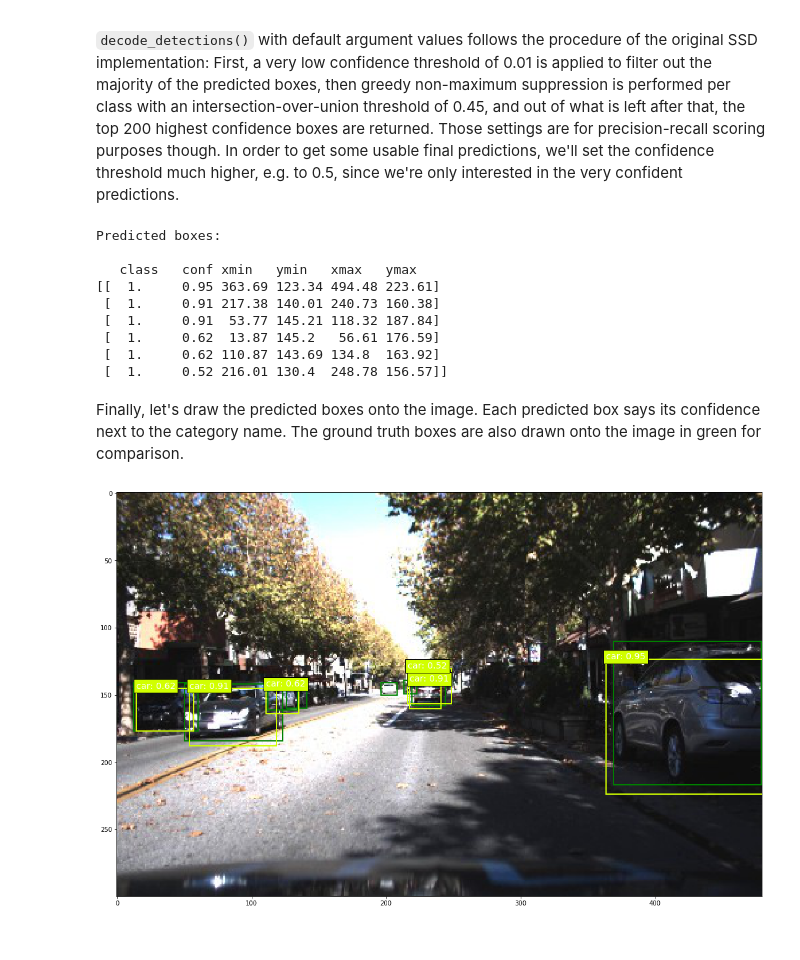
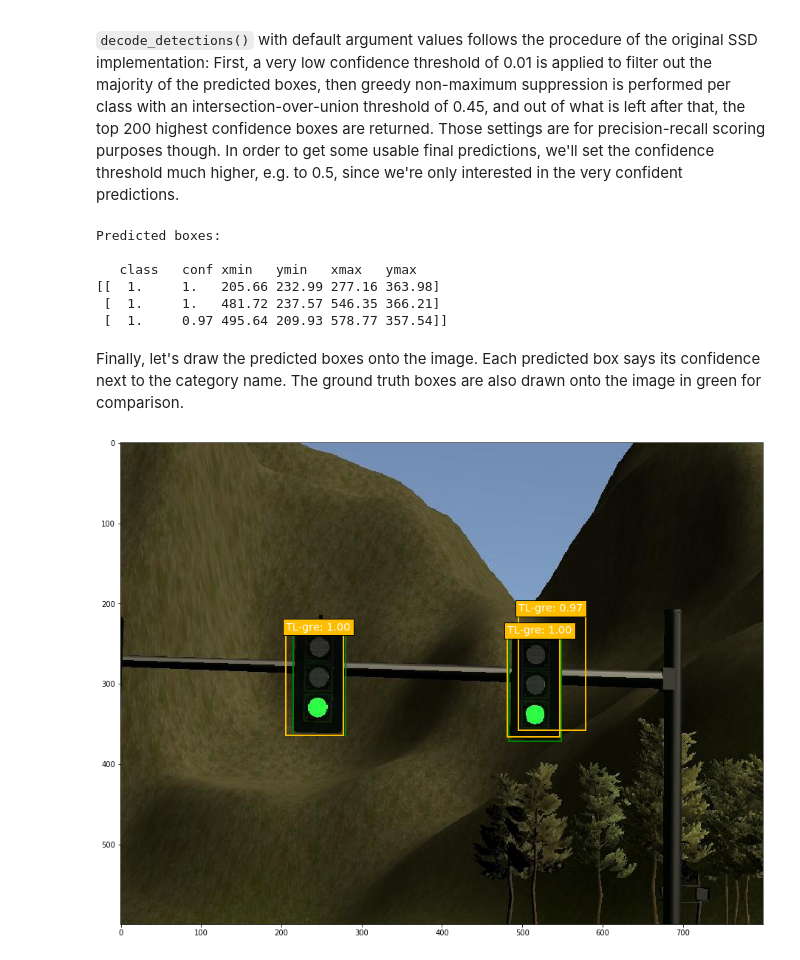
Before and after one commit to chaliburton/CarND-Capstone, a Jupyter notebook: TrainingScript/ssd_keras/ssd7_training.ipynb, the cells around one changed output. Drawn from its saved outputs; the diff is of its cells as text; code cells hidden in the pictures.

```diff
--- a/TrainingScript/ssd_keras/ssd7_training.ipynb
+++ b/TrainingScript/ssd_keras/ssd7_training.ipynb
@@ -153,20 +173,21 @@ The example setup below was used to train SSD7 on two road traffic datasets rele
 # 1: Instantiate two `DataGenerator` objects: One for training, one for validation.
 
 # Optional: If you have enough memory, consider loading the images into memory for the reasons explained above.
-
-train_dataset = DataGenerator(load_images_into_memory=True, hdf5_dataset_path=None)
-val_dataset = DataGenerator(load_images_into_memory=True, hdf5_dataset_path=None)
+hdf5_train_path = 'dataset_{}_train.h5'.format(chosenModel)
+hdf5_val_path   = 'dataset_{}_val.h5'.format(chosenModel)
+train_dataset = DataGenerator(load_images_into_memory=False, hdf5_dataset_path=hdf5_train_path)
+val_dataset = DataGenerator(load_images_into_memory=False, hdf5_dataset_path=hdf5_val_path)
 
 # 2: Parse the image and label lists for the training and validation datasets.
 
 # TODO: Set the paths to your dataset here.
 
 # Images
-images_dir = '../TrainData/udacity_driving_datasets/'
+images_dir = '../TrainData/{}/'.format(chosenModel)
 
 # Ground truth
-train_labels_filename = '../TrainData/udacity_driving_datasets/labels_train.csv'
-val_labels_filename   = '../TrainData/udacity_driving_datasets/labels_val.csv'
+train_labels_filename = '../TrainData/{}/label_sim_training.csv'.format(chosenModel)
+val_labels_filename   = '../TrainData/{}/label_sim_validation.csv'.format(chosenModel)
 
 train_dataset.parse_csv(images_dir=images_dir,
                         labels_filename=train_labels_filename,
@@ -206,7 +228,7 @@ val_dataset.create_hdf5_dataset(file_path='dataset_udacity_traffic_val.h5',
 # %%
 # 3: Set the batch size.
 
-batch_size = 16
+batch_size = 4
 
 # 4: Define the image processing chain.
 
@@ -317,8 +339,8 @@ In order to only run a partial training and resume smoothly later on, there are
 # %%
 # TODO: Set the epochs to train for.
 # If you're resuming a previous training, set `initial_epoch` and `final_epoch` accordingly.
-initial_epoch   = 0
-final_epoch     = 20
+initial_epoch   = 1
+final_epoch     = 3
 steps_per_epoch = 1000
 
 history = model.fit_generator(generator=train_generator,
@@ -398,7 +423,7 @@ Had we created the model in 'inference' or 'inference_fast' mode, then the model
 # 4: Decode the raw prediction `y_pred`
 
 y_pred_decoded = decode_detections(y_pred,
-                                   confidence_thresh=0.5,
+                                   confidence_thresh=0.9,
                                    iou_threshold=0.45,
                                    top_k=200,
                                    normalize_coords=normalize_coords,
@@ -413,44 +438,41 @@ print(y_pred_decoded[i])
 Predicted boxes:
 
    class   conf xmin   ymin   xmax   ymax
-[[  1.     0.95 363.69 123.34 494.48 223.61]
- [  1.     0.91 217.38 140.01 240.73 160.38]
- [  1.     0.91  53.77 145.21 118.32 187.84]
- [  1.     0.62  13.87 145.2   56.61 176.59]
- [  1.     0.62 110.87 143.69 134.8  163.92]
- [  1.     0.52 216.01 130.4  248.78 156.57]]
+[[  1.     1.   205.66 232.99 277.16 363.98]
+ [  1.     1.   481.72 237.57 546.35 366.21]
+ [  1.     0.97 495.64 209.93 578.77 357.54]]
 # %% [markdown]
 Finally, let's draw the predicted boxes onto the image. Each predicted box says its confidence next to the category name. The ground truth boxes are also drawn onto the image in green for comparison.
 # %%
 # 5: Draw the predicted boxes onto the image
 
 plt.figure(figsize=(20,12))
 plt.imshow(batch_images[i])
 
 current_axis = plt.gca()
 
 colors = plt.cm.hsv(np.linspace(0, 1, n_classes+1)).tolist() # Set the colors for the bounding boxes
-classes = ['background', 'car', 'truck', 'pedestrian', 'bicyclist', 'light'] # Just so we can print class names onto the image instead of IDs
+classes = ['NA','TL-gre', 'TL-yel', 'TL-red', 'pedestrian', 'bicyclist', 'light'] # Just so we can print class names onto the image instead of IDs
 
 # Draw the ground truth boxes in green (omit the label for more clarity)
 for box in batch_labels[i]:
     xmin = box[1]
     ymin = box[2]
     xmax = box[3]
     ymax = box[4]
     label = '{}'.format(classes[int(box[0])])
     current_axis.add_patch(plt.Rectangle((xmin, ymin), xmax-xmin, ymax-ymin, color='green', fill=False, linewidth=2))
     #current_axis.text(xmin, ymin, label, size='x-large', color='white', bbox={'facecolor':'green', 'alpha':1.0})
 
 # Draw the predicted boxes in blue
 for box in y_pred_decoded[i]:
     xmin = box[-4]
     ymin = box[-3]
     xmax = box[-2]
     ymax = box[-1]
     color = colors[int(box[0])]
     label = '{}: {:.2f}'.format(classes[int(box[0])], box[1])
     current_axis.add_patch(plt.Rectangle((xmin, ymin), xmax-xmin, ymax-ymin, color=color, fill=False, linewidth=2))
     current_axis.text(xmin, ymin, label, size='x-large', color='white', bbox={'facecolor':color, 'alpha':1.0})
 # %% [output]
-[figure, old version]
+[figure, new version]
```
Also changed, not shown: parts of 10 cells of this notebook, 21 other files.
